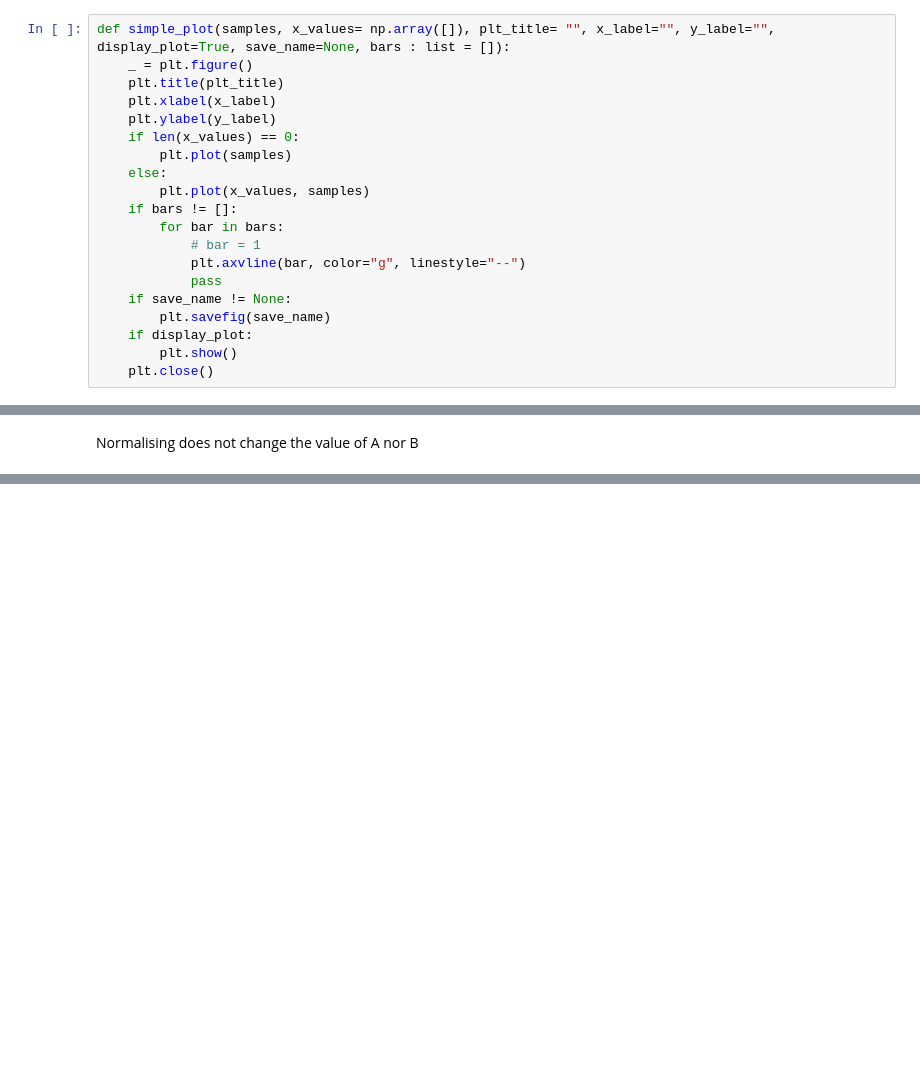
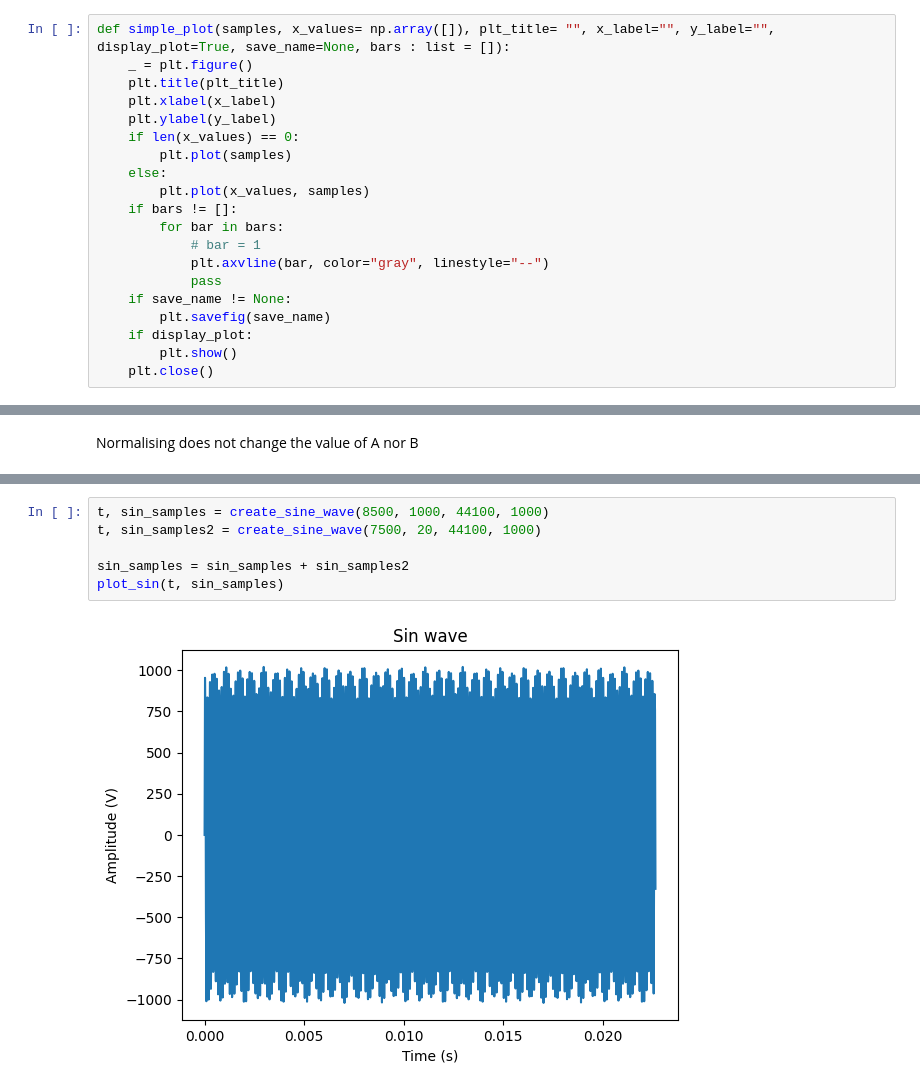
Before and after one commit to PizzaManStarted/projet_signal, a Jupyter notebook: code.ipynb, the cells around one changed output, grey strips where cells are left out. Drawn from its saved outputs; the diff is of its cells as text; blank space fills up the shorter version.

```diff
--- a/code.ipynb
+++ b/code.ipynb
@@ -23,7 +24,7 @@ def simple_plot(samples, x_values= np.array([]), plt_title= "", x_label="", y_la
     if bars != []:
         for bar in bars:
             # bar = 1
-            plt.axvline(bar, color="g", linestyle="--")
+            plt.axvline(bar, color="gray", linestyle="--")
             pass
     if save_name != None:
         plt.savefig(save_name)
@@ -256,0 +279,8 @@ Normalising does not change the value of A nor B
+# %%
+t, sin_samples = create_sine_wave(8500, 1000, 44100, 1000)
+t, sin_samples2 = create_sine_wave(7500, 20, 44100, 1000)
+
+sin_samples = sin_samples + sin_samples2
+plot_sin(t, sin_samples)
+# %% [output]
+[figure, added]
```
Also changed, not shown: parts of 25 cells of this notebook, 1 other file.
